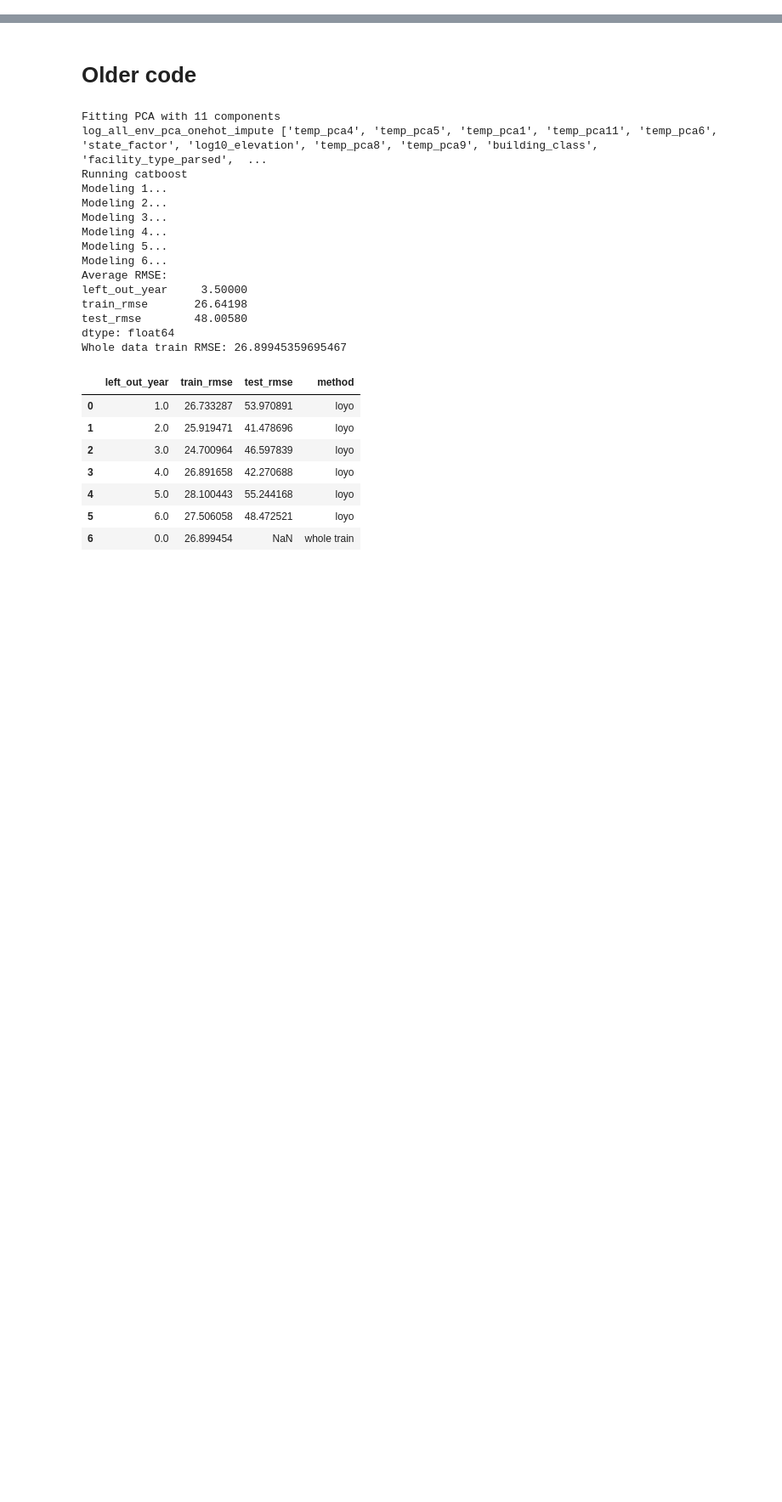
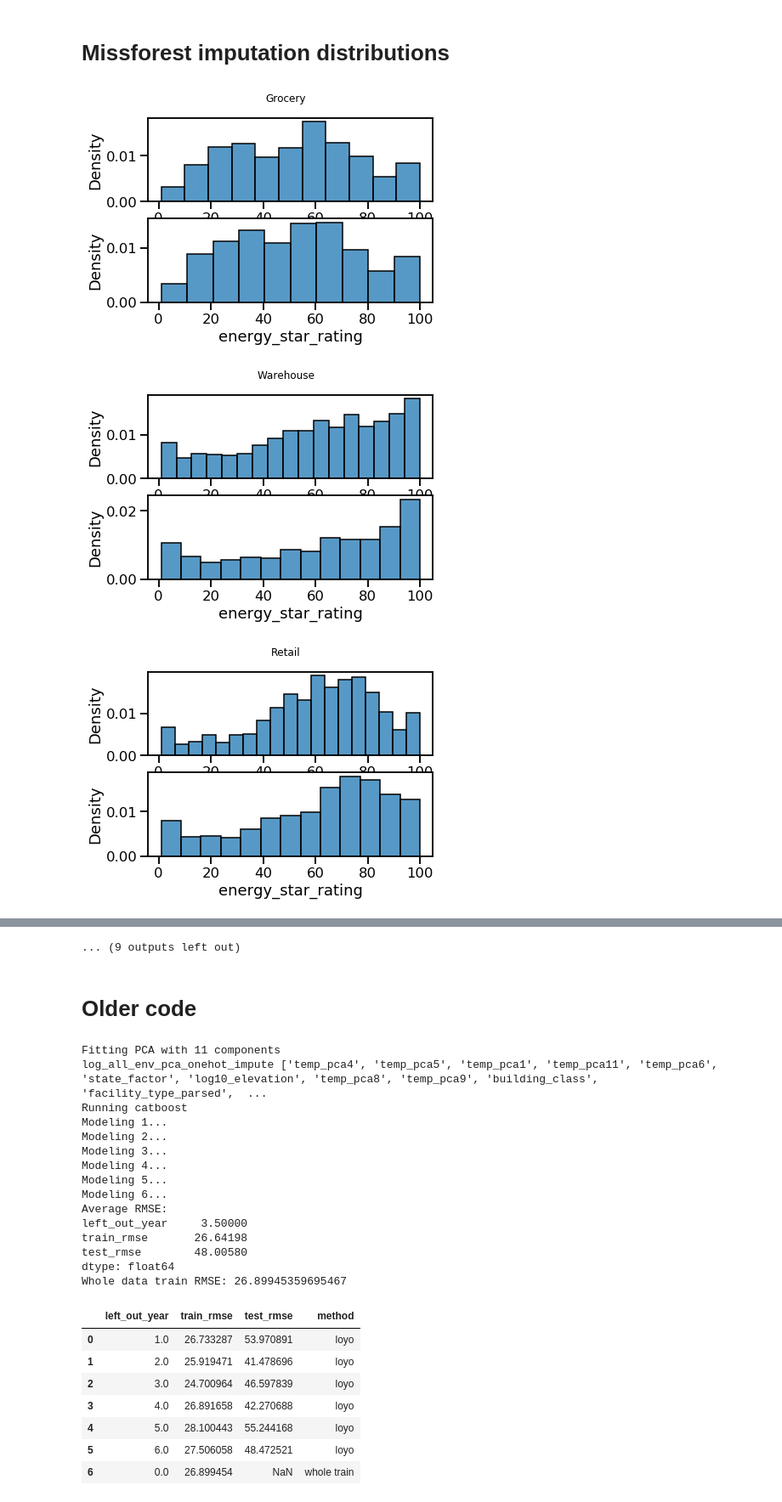
Before and after one commit to hannahpu/widsdatathon2022, a Jupyter notebook: notebook/model_run.ipynb, the cells around one changed output, grey strips where cells are left out. Shown at 85% size. Saved outputs shown, nothing was run; the diff lists cells and outputs as text; code cells hidden in the pictures; blank space fills up the shorter version.

```diff
--- a/notebook/model_run.ipynb
+++ b/notebook/model_run.ipynb
@@ -481,0 +538,23 @@ See the caveats in the documentation: https://pandas.pydata.org/pandas-docs/stab
+# %% [markdown]
+# Missforest imputation distributions
+# %%
+# Data, laboratory, industrial/commercial, parking
+for ftp in imputed_train_x_df["facility_type_parsed"].unique():
+    fig, axes = plt.subplots(nrows=2)
+    sns.histplot(
+        data=imputed_train_x_df.query(f"facility_type_parsed == @ftp"),
+        x="energy_star_rating",
+        stat="density",
+        ax=axes[0],
+    )
+    sns.histplot(
+        data=train_filter_x_df.query(f"facility_type_parsed == @ftp"),
+        x="energy_star_rating",
+        stat="density",
+        ax=axes[1],
+    )
+    fig.suptitle(ftp)
+# %% [output]
+[figure, added]
+[figure, added]
+[figure, added]
@@ -482,3 +570,4 @@ See the caveats in the documentation: https://pandas.pydata.org/pandas-docs/stab
+... (9 outputs left out)
 # %% [markdown]
 # Older code
 # %%
```
Also changed, not shown: parts of 9 cells of this notebook, 3 other files.
